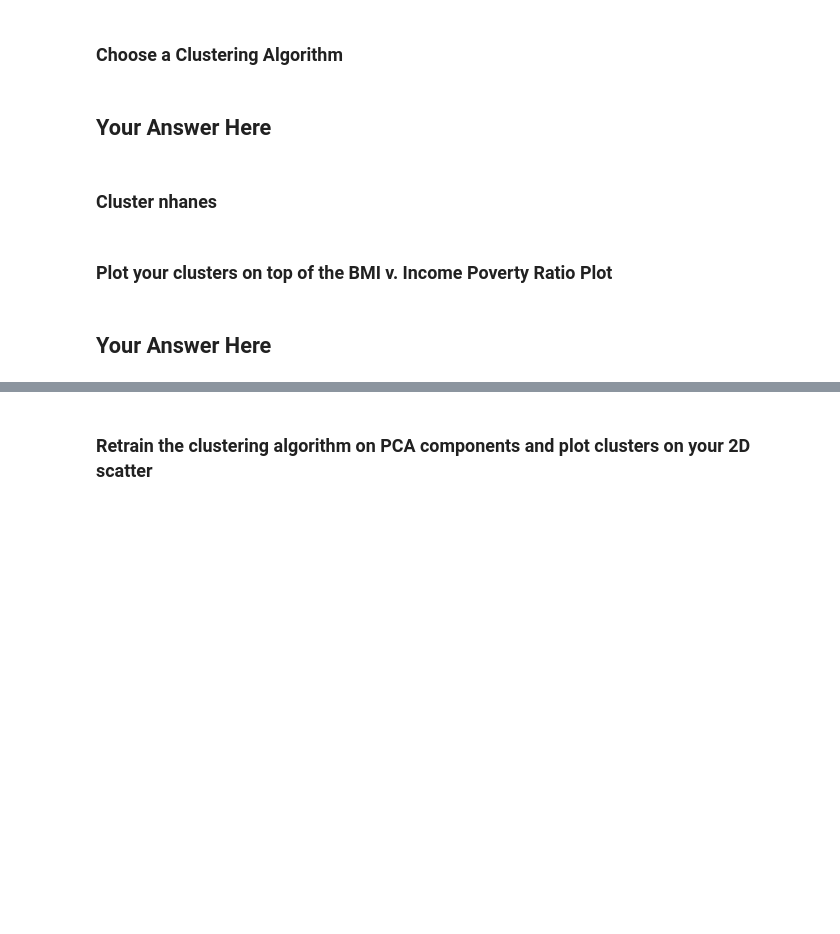
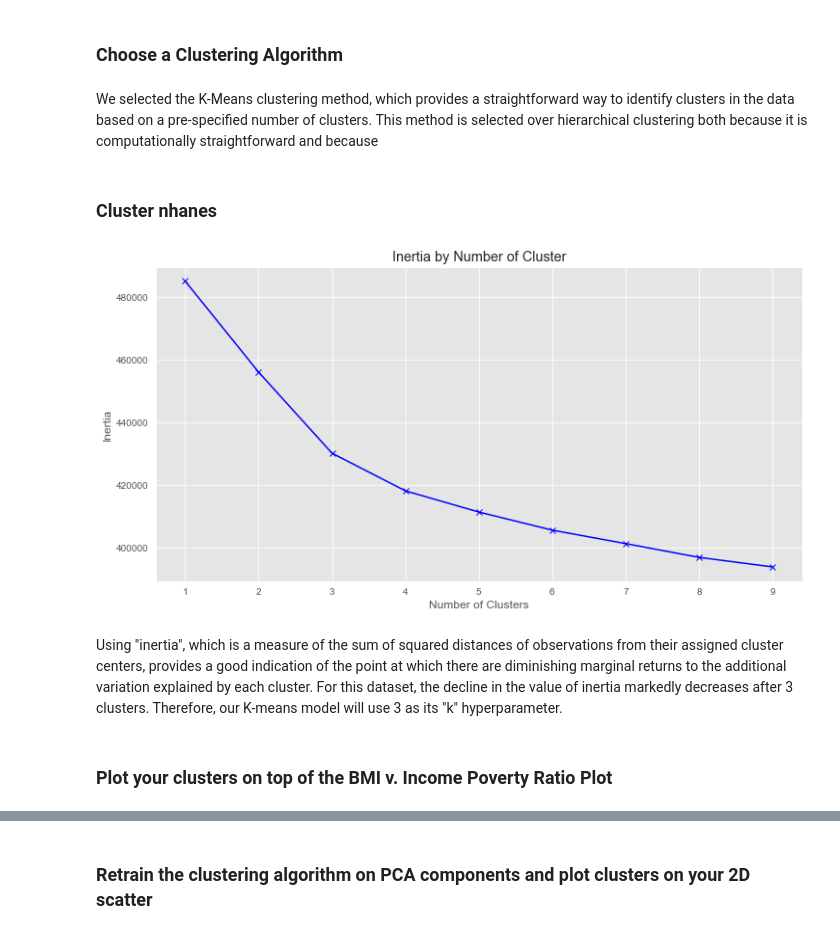
Before and after one commit to lawrence-j-liu/CSS_Project-4_Team-5_Fall-2020, a Jupyter notebook: Project 4 Students.ipynb, the cells around one changed output, grey strips where cells are left out. Drawn from its saved outputs; the diff is of its cells as text; code cells hidden in the pictures; blank space fills up the shorter version.

Commit message:
Added initial clustering analysis

```diff
--- a/Project 4 Students.ipynb
+++ b/Project 4 Students.ipynb
@@ -227,7 +227,7 @@ Summarizing the data with only principal components 1 and 2 does not do a good j
 - Retrain the clustering algorithm, but this time use your PCA results instead of the original dataframe. Plot the clusters on top of the 2D PCA scatterplot from the previous step. Describe your results in 1-2 sentences.
 # %% [markdown]
 ### Choose a Clustering Algorithm
-# %% [markdown]
-## Your Answer Here
+# %% [markdown]
+We selected the K-Means clustering method, which provides a straightforward way to identify clusters in the data based on a pre-specified number of clusters. This method is selected over hierarchical clustering both because it is computationally straightforward and because
 # %% [markdown]
 ### Cluster nhanes
@@ -235,0 +234,17 @@ Summarizing the data with only principal components 1 and 2 does not do a good j
+# %%
+## Finding the "elbow"
+inertias = []
+
+for k in range(1, 10):
+    kmeans_test = KMeans(n_clusters=k, max_iter=300).fit(nhanes_scaled_X)
+    inertias.append(kmeans_test.inertia_)
+# %%
+plt.plot(range(1, 10), inertias, 'bx-')
+plt.xlabel('Number of Clusters')
+plt.ylabel('Inertia')
+plt.title('Inertia by Number of Cluster')
+plt.show()
+# %% [output]
+[figure, added]
+# %% [markdown]
+Using "inertia", which is a measure of the sum of squared distances of observations from their assigned cluster centers, provides a good indication of the point at which there are diminishing marginal returns to the additional variation explained by each cluster. For this dataset, the decline in the value of inertia markedly decreases after 3 clusters. Therefore, our K-means model will use 3 as its "k" hyperparameter.
@@ -240,2 +255,0 @@ Summarizing the data with only principal components 1 and 2 does not do a good j
-# %% [markdown]
-## Your Answer Here
```
Also changed, not shown: parts of 13 cells of this notebook.
